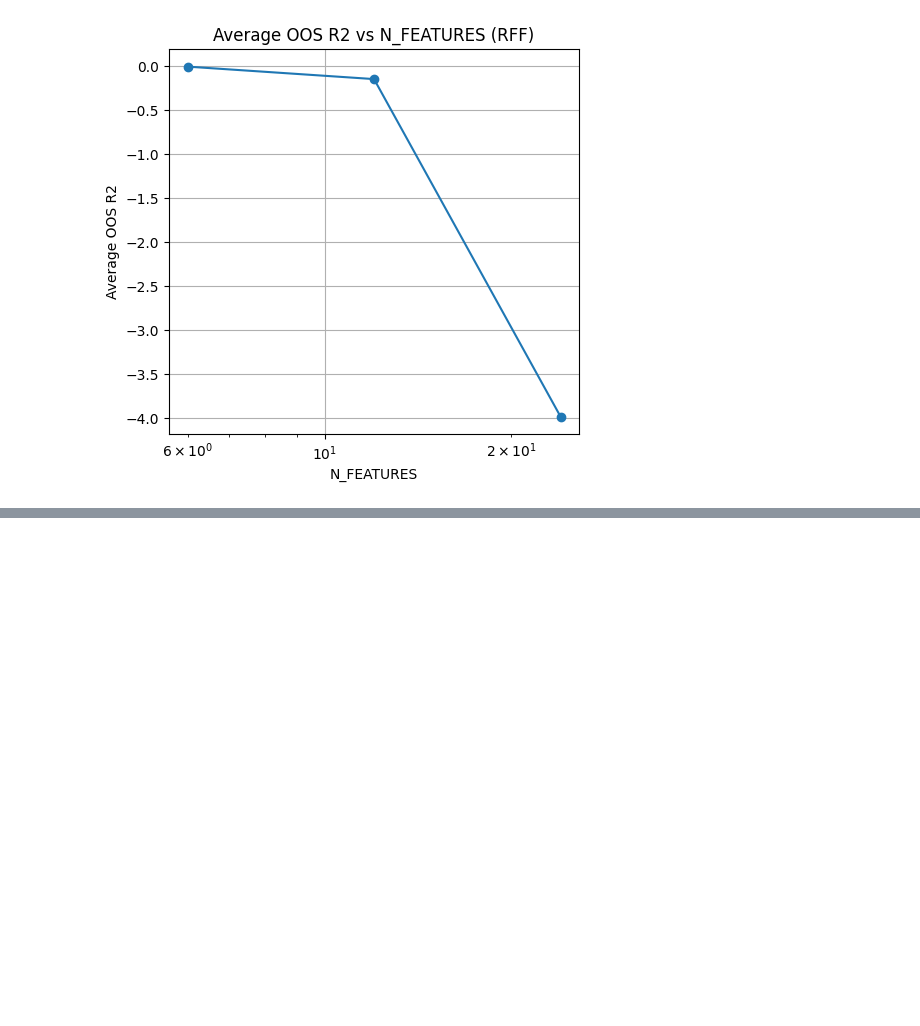
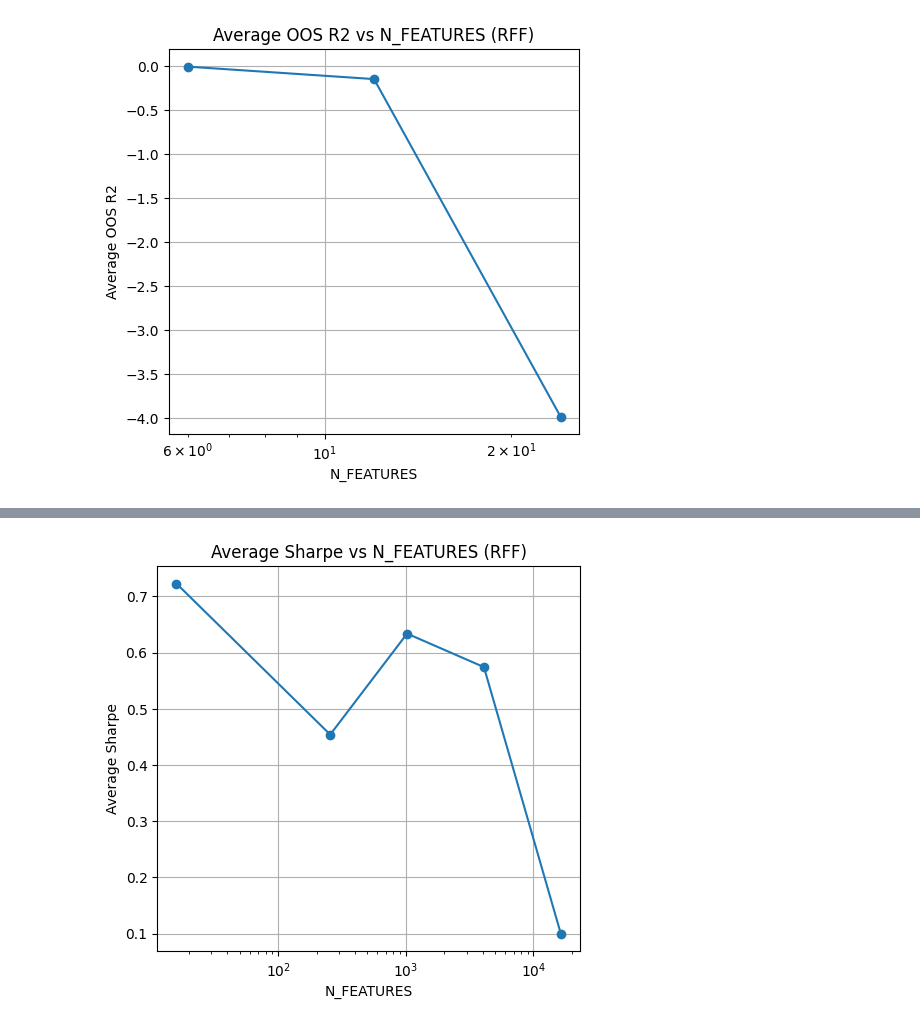
Before and after one commit to ItachiUchiha729/TheVirtueOfComplexity_PaperReplication_Experimentation, a Jupyter notebook: notebooks/VOC_everywhere.ipynb, the cells around one changed output, grey strips where cells are left out. Cells and saved outputs as stored; diff of their text form; code cells hidden in the pictures; blank space fills up the shorter version.

Commit message:
Comprehensive backtest for IPCA_RFF

```diff
--- a/notebooks/VOC_everywhere.ipynb
+++ b/notebooks/VOC_everywhere.ipynb
@@ -40,6 +32,18 @@ from pymanopt import Problem
 from pymanopt.manifolds import Grassmann
 from pymanopt.function import autograd as pymanopt_autograd
 from pymanopt.optimizers import ConjugateGradient, SteepestDescent, TrustRegions
+
+from pathlib import Path
+import sys
+
+ROOT_DIR = Path.cwd().parent
+for p in [ROOT_DIR, ROOT_DIR / "src"]:
+    if str(p) not in sys.path:
+        sys.path.insert(0, str(p))
+
+from src.IPCA_Grass_estimator import GrassmannManifoldIPCAEstimator
+from src.backtest_GRASS_IPCA import run_ipca_grass_v2
+from src.rff import RandomFourierFeatures
 # %% [markdown]
 ## Equity Factors prediction
 # %% [markdown]
@@ -1623,3 +1239,68 @@ Effective rank collapse fraction : 0.4565  (fraction of windows erank < k/2)
 | 12 | -0.146259 | -0.032783 | 1.352565 | 2.008154 | 0.491304 |
 | 24 | -3.979759 | -0.310665 | 2.257520 | 2.093105 | 0.447826 |
 [figure]
+# %%
+## Same run as 2 cells above, but runnign with grassman_v2, for subspace stability and effective rank diagnostics,
+
+#lets create rff transformations of the characteristics and then run the IPCA_Grass_estimation with the rff transformed characteristics, and see how the performance changes with the number of factors and the window length.
+
+GAMMA = 0.2
+N_FEATURES = 64
+
+# RFF transform needs a dense numeric matrix
+char_feats_reduced = char_feats_final[-33:]
+X_chars = df_trunc_extended[char_feats_reduced].copy()
+date_level = "date" if "date" in X_chars.index.names else 1
+
+# Impute missing values cross-sectionally by date, then columnwise fallback
+X_chars = X_chars.groupby(level=date_level).transform(lambda s: s.fillna(s.median()))
+X_chars = X_chars.fillna(X_chars.median()).fillna(0.0)
+
+GAMMA = 0.2
+window_len = 24
+N_FEATURES_EFF = [16, 256, 1024, 4096, 16384,]
+rff = RandomFourierFeatures(n_features=int(N_FEATURES / 2), gamma=GAMMA)
+rff_data = rff.transform(X_chars, seed=1)
+rff_cols = [f"rff_{i+1}" for i in range(rff_data.shape[1])]
+rff_df = pd.DataFrame(rff_data, index=df_trunc_extended.index, columns =rff_cols)
+df_trunc_rff = pd.concat([df_trunc_extended[["Price", "ret"]], rff_df], axis=1).dropna(subset=["ret"])
+num_iter_rff = 3
+results_by_factor_rff = {}
+#lets runf or different N_FEATURES_EFF values and store the results in a dictionary, but num_factors is always 4
+for n_feat in N_FEATURES_EFF:
+    print(f"\nRunning for N_FEATURES: {n_feat}")
+    rff = RandomFourierFeatures(n_features=int(n_feat / 2), gamma=GAMMA)
+    rff_data = rff.transform(X_chars, seed=1)
+    rff_cols = [f"rff_{i+1}" for i in range(rff_data.shape[1])]
+    rff_df = pd.DataFrame(rff_data, index=df_trunc_extended.index, columns=rff_cols)
+    df_trunc_rff = pd.concat([df_trunc_extended[["Price", "ret"]], rff_df], axis=1).dropna(subset=["ret"])
+
+    all_results = []
+    for i in range(num_iter_rff):
+        print(f"Run {i+1}/{num_iter_rff} for N_FEATURES: {n_feat}")
+        res = run_ipca_grass_v2(
+            df_trunc=df_trunc_rff,
+            char_feats=rff_cols,
+            num_fact=4,  # keeping num_factors fixed at 4
+            window_len=window_len,
+            max_nan=0.3,
+            max_zero=0.3,
+            min_non_nan_frac=0.7,
+        )
+        all_results.append(res)
+
+    results_by_factor_rff[n_feat] = {
+        "avg_r2_oos": np.mean([res["r2_oos"] for res in all_results]),
+        "avg_sharpe": np.mean([res["sharpe"] for res in all_results]),
+    }
+results_rff_df = pd.DataFrame(results_by_factor_rff).T
+display(results_rff_df)
+plt.figure(figsize=(12, 5))
+plt.subplot(1, 2, 1)
+plt.plot(results_rff_df.index, results_rff_df["avg_sharpe"], marker="o")
+plt.title("Average Sharpe vs N_FEATURES (RFF)")
+plt.xlabel("N_FEATURES")
+plt.ylabel("Average Sharpe")
+plt.xscale("log")
+plt.grid()
+# %% [output]
@@ -1625,0 +1330 @@ Effective rank collapse fraction : 0.4565  (fraction of windows erank < k/2)
+[figure, added]
```
Also changed, not shown: parts of 46 cells of this notebook, 5 other files.
